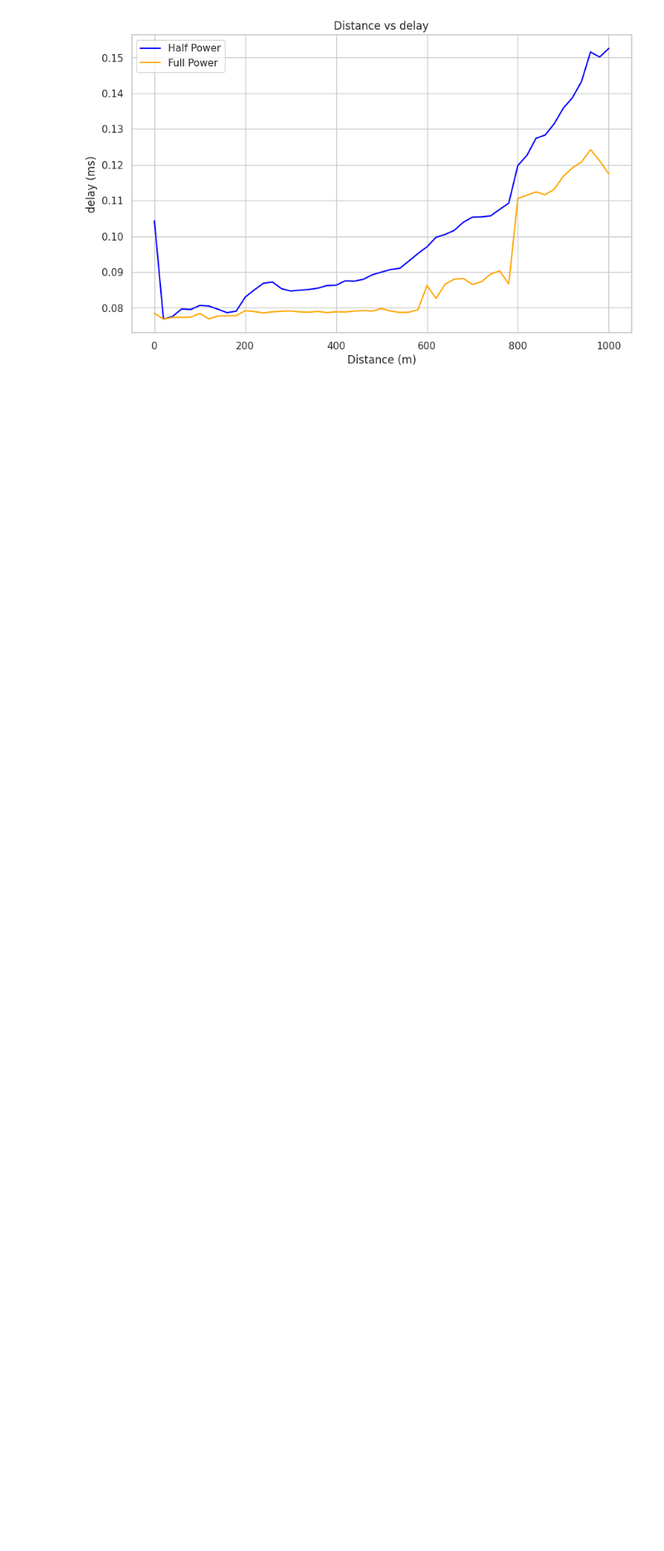
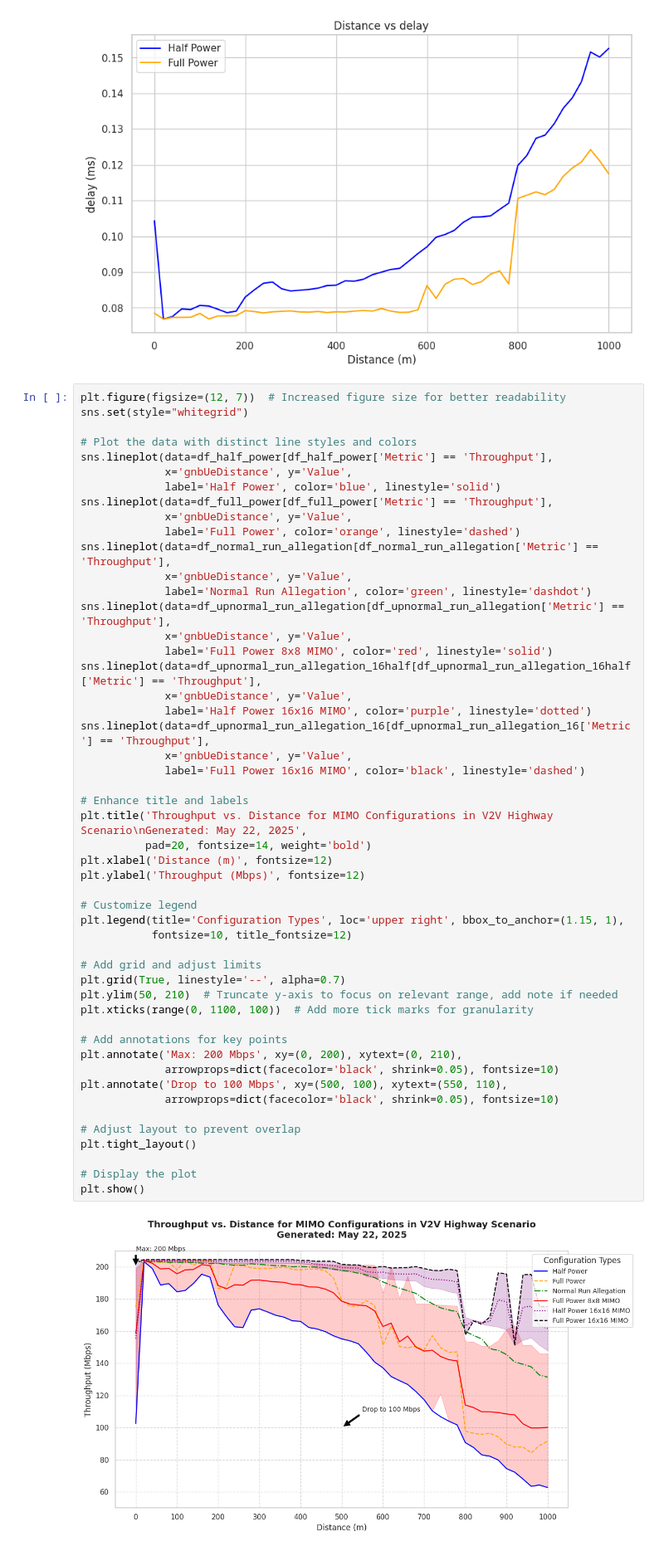
Before and after one commit to omartarek000/ns3_work_file_5G_lena, a Jupyter notebook: power_port_analysis.ipynb, the cells around one changed output. Shown at 83% size. Saved outputs shown, nothing was run; the diff lists cells and outputs as text; blank space fills up the shorter version.

```diff
--- a/power_port_analysis.ipynb
+++ b/power_port_analysis.ipynb
@@ -73,3 +87,55 @@ plt.grid(True)
 plt.show()
 # %% [output]
 [figure]
+# %%
+plt.figure(figsize=(12, 7))  # Increased figure size for better readability
+sns.set(style="whitegrid")
+
+# Plot the data with distinct line styles and colors
+sns.lineplot(data=df_half_power[df_half_power['Metric'] == 'Throughput'],
+             x='gnbUeDistance', y='Value',
+             label='Half Power', color='blue', linestyle='solid')
+sns.lineplot(data=df_full_power[df_full_power['Metric'] == 'Throughput'],
+             x='gnbUeDistance', y='Value',
+             label='Full Power', color='orange', linestyle='dashed')
+sns.lineplot(data=df_normal_run_allegation[df_normal_run_allegation['Metric'] == 'Throughput'],
+             x='gnbUeDistance', y='Value',
+             label='Normal Run Allegation', color='green', linestyle='dashdot')
+sns.lineplot(data=df_upnormal_run_allegation[df_upnormal_run_allegation['Metric'] == 'Throughput'],
+             x='gnbUeDistance', y='Value',
+             label='Full Power 8x8 MIMO', color='red', linestyle='solid')
+sns.lineplot(data=df_upnormal_run_allegation_16half[df_upnormal_run_allegation_16half['Metric'] == 'Throughput'],
+             x='gnbUeDistance', y='Value',
+             label='Half Power 16x16 MIMO', color='purple', linestyle='dotted')
+sns.lineplot(data=df_upnormal_run_allegation_16[df_upnormal_run_allegation_16['Metric'] == 'Throughput'],
+             x='gnbUeDistance', y='Value',
+             label='Full Power 16x16 MIMO', color='black', linestyle='dashed')
+
+# Enhance title and labels
+plt.title('Throughput vs. Distance for MIMO Configurations in V2V Highway Scenario\nGenerated: May 22, 2025',
+          pad=20, fontsize=14, weight='bold')
+plt.xlabel('Distance (m)', fontsize=12)
+plt.ylabel('Throughput (Mbps)', fontsize=12)
+
+# Customize legend
+plt.legend(title='Configuration Types', loc='upper right', bbox_to_anchor=(1.15, 1),
+           fontsize=10, title_fontsize=12)
+
+# Add grid and adjust limits
+plt.grid(True, linestyle='--', alpha=0.7)
+plt.ylim(50, 210)  # Truncate y-axis to focus on relevant range, add note if needed
+plt.xticks(range(0, 1100, 100))  # Add more tick marks for granularity
+
+# Add annotations for key points
+plt.annotate('Max: 200 Mbps', xy=(0, 200), xytext=(0, 210),
+             arrowprops=dict(facecolor='black', shrink=0.05), fontsize=10)
+plt.annotate('Drop to 100 Mbps', xy=(500, 100), xytext=(550, 110),
+             arrowprops=dict(facecolor='black', shrink=0.05), fontsize=10)
+
+# Adjust layout to prevent overlap
+plt.tight_layout()
+
+# Display the plot
+plt.show()
+# %% [output]
+[figure, added]
```
Also changed, not shown: parts of 22 cells of this notebook, 1 other file.
